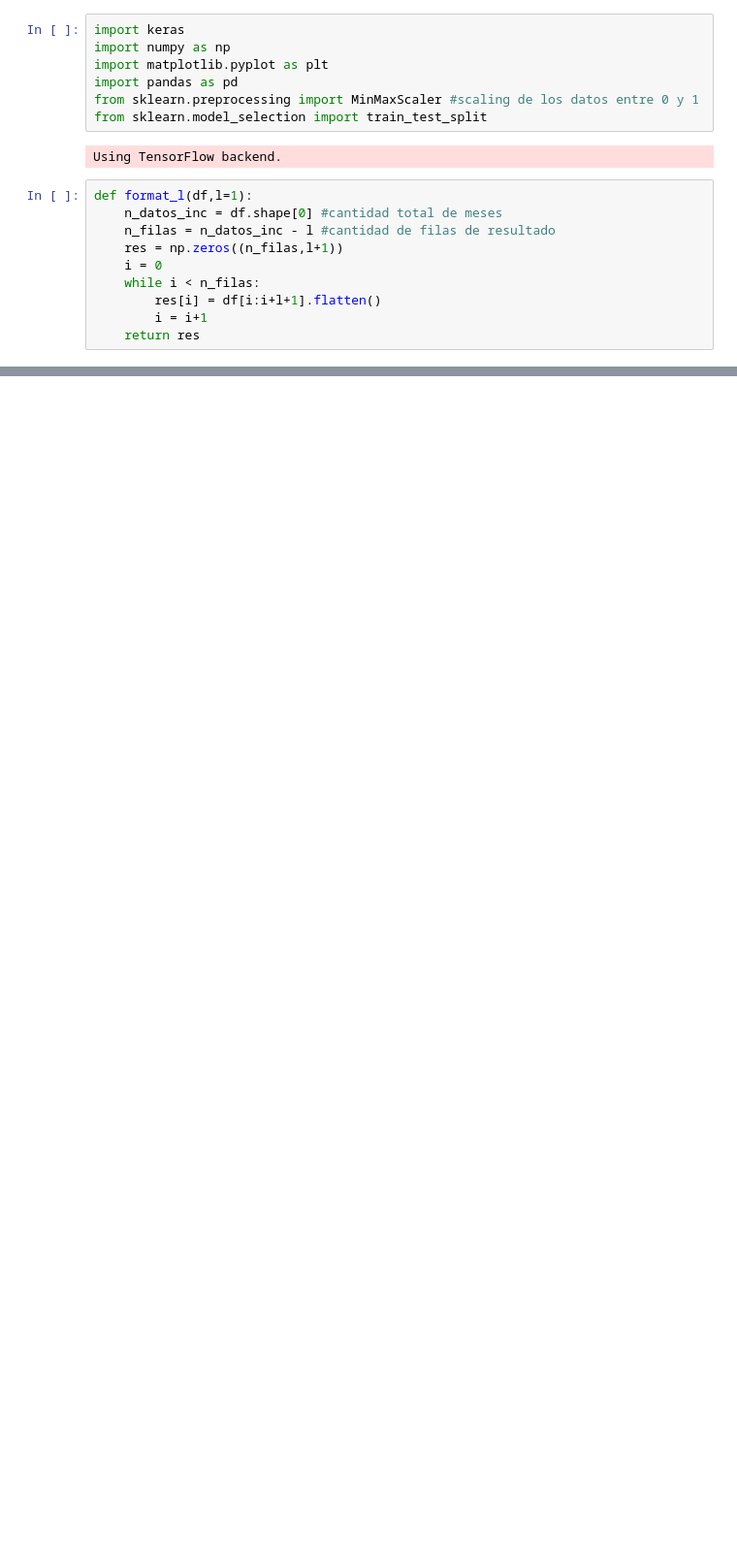
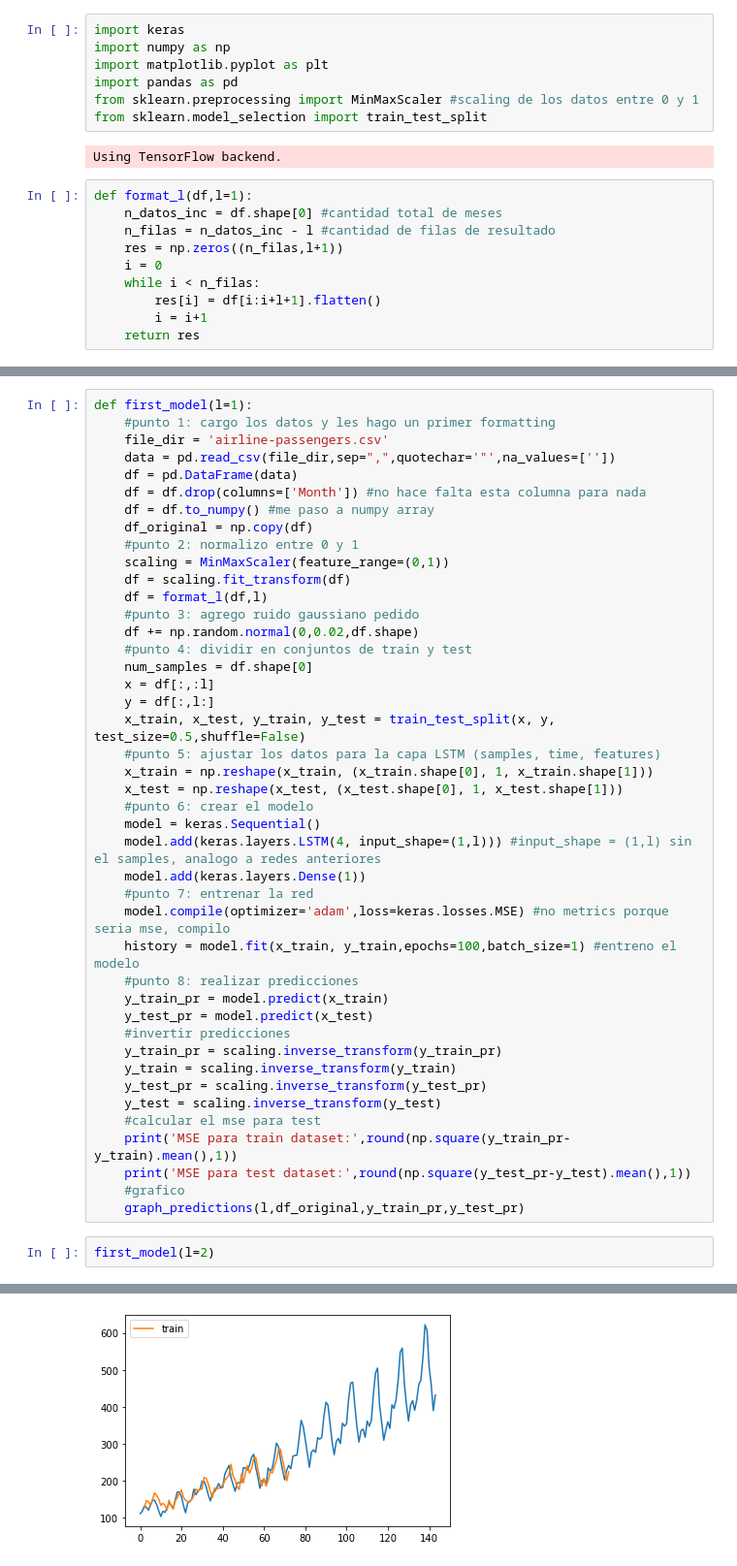
Before and after one commit to denisecammarota/DeepLearning, a Jupyter notebook: Pract7/Ej1.ipynb, the cells around one changed output, grey strips where cells are left out. Shown at 97% size. Cells and saved outputs as stored; diff of their text form; blank space fills up the shorter version.

```diff
--- a/Pract7/Ej1.ipynb
+++ b/Pract7/Ej1.ipynb
@@ -112,0 +30,46 @@ ValueError: could not broadcast input array from shape (72,1) into shape (69,1)
+# %%
+def first_model(l=1):
+    #punto 1: cargo los datos y les hago un primer formatting
+    file_dir = 'airline-passengers.csv'
+    data = pd.read_csv(file_dir,sep=",",quotechar='"',na_values=[''])
+    df = pd.DataFrame(data)
+    df = df.drop(columns=['Month']) #no hace falta esta columna para nada
+    df = df.to_numpy() #me paso a numpy array
+    df_original = np.copy(df)
+    #punto 2: normalizo entre 0 y 1
+    scaling = MinMaxScaler(feature_range=(0,1))
+    df = scaling.fit_transform(df)
+    df = format_l(df,l)
+    #punto 3: agrego ruido gaussiano pedido
+    df += np.random.normal(0,0.02,df.shape)
+    #punto 4: dividir en conjuntos de train y test
+    num_samples = df.shape[0]
+    x = df[:,:l]
+    y = df[:,l:]
+    x_train, x_test, y_train, y_test = train_test_split(x, y, test_size=0.5,shuffle=False)
+    #punto 5: ajustar los datos para la capa LSTM (samples, time, features)
+    x_train = np.reshape(x_train, (x_train.shape[0], 1, x_train.shape[1]))
+    x_test = np.reshape(x_test, (x_test.shape[0], 1, x_test.shape[1]))
+    #punto 6: crear el modelo
+    model = keras.Sequential()
+    model.add(keras.layers.LSTM(4, input_shape=(1,l))) #input_shape = (1,l) sin el samples, analogo a redes anteriores
+    model.add(keras.layers.Dense(1))
+    #punto 7: entrenar la red
+    model.compile(optimizer='adam',loss=keras.losses.MSE) #no metrics porque seria mse, compilo
+    history = model.fit(x_train, y_train,epochs=100,batch_size=1) #entreno el modelo
+    #punto 8: realizar predicciones
+    y_train_pr = model.predict(x_train)
+    y_test_pr = model.predict(x_test)
+    #invertir predicciones
+    y_train_pr = scaling.inverse_transform(y_train_pr)
+    y_train = scaling.inverse_transform(y_train)
+    y_test_pr = scaling.inverse_transform(y_test_pr)
+    y_test = scaling.inverse_transform(y_test)
+    #calcular el mse para test
+    print('MSE para train dataset:',round(np.square(y_train_pr-y_train).mean(),1))
+    print('MSE para test dataset:',round(np.square(y_test_pr-y_test).mean(),1))
+    #grafico
+    graph_predictions(l,df_original,y_train_pr,y_test_pr)
+# %%
+first_model(l=2)
+# %% [output]
@@ -112,0 +93 @@ ValueError: could not broadcast input array from shape (72,1) into shape (69,1)
+[figure, added]
```
Also changed, not shown: parts of 11 cells of this notebook.
